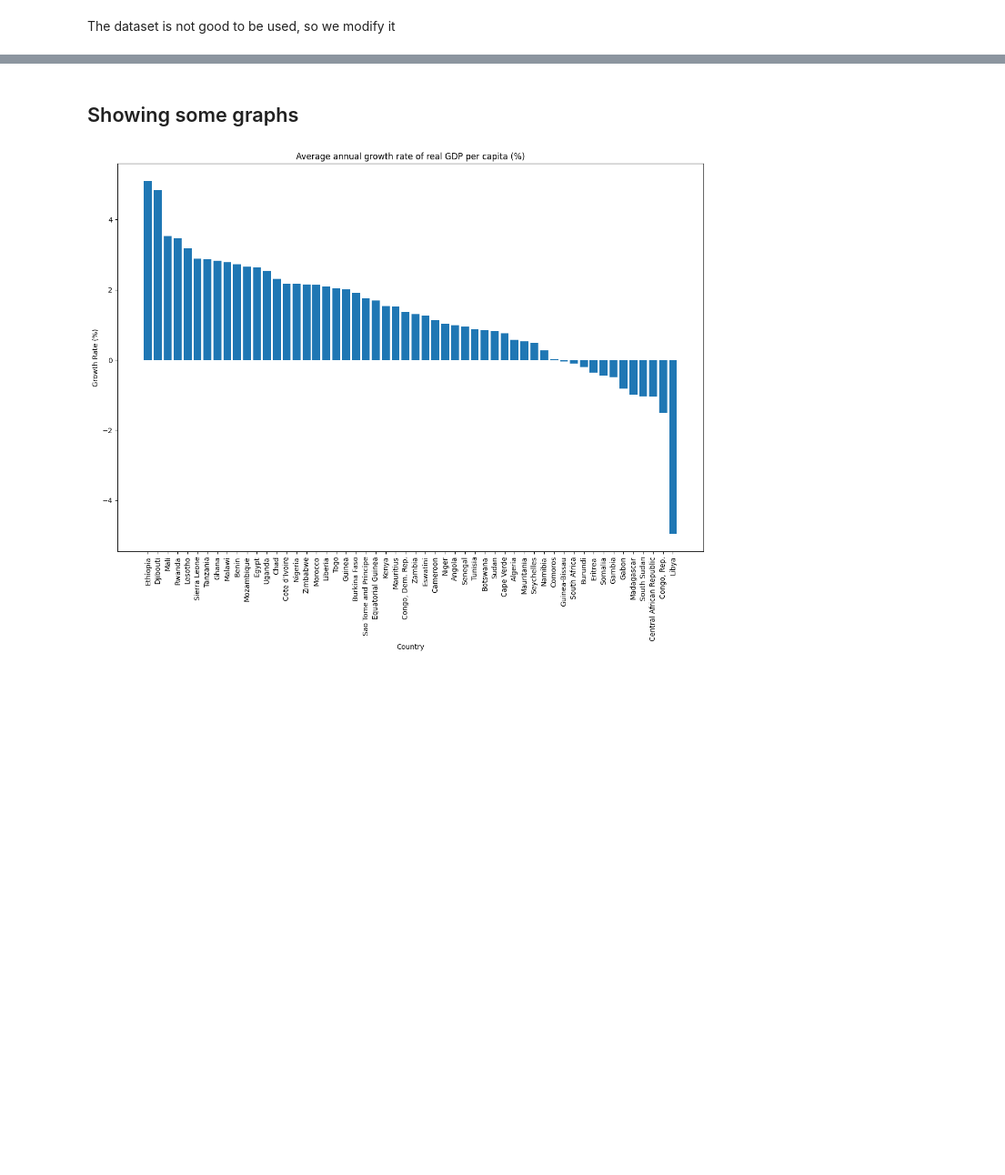
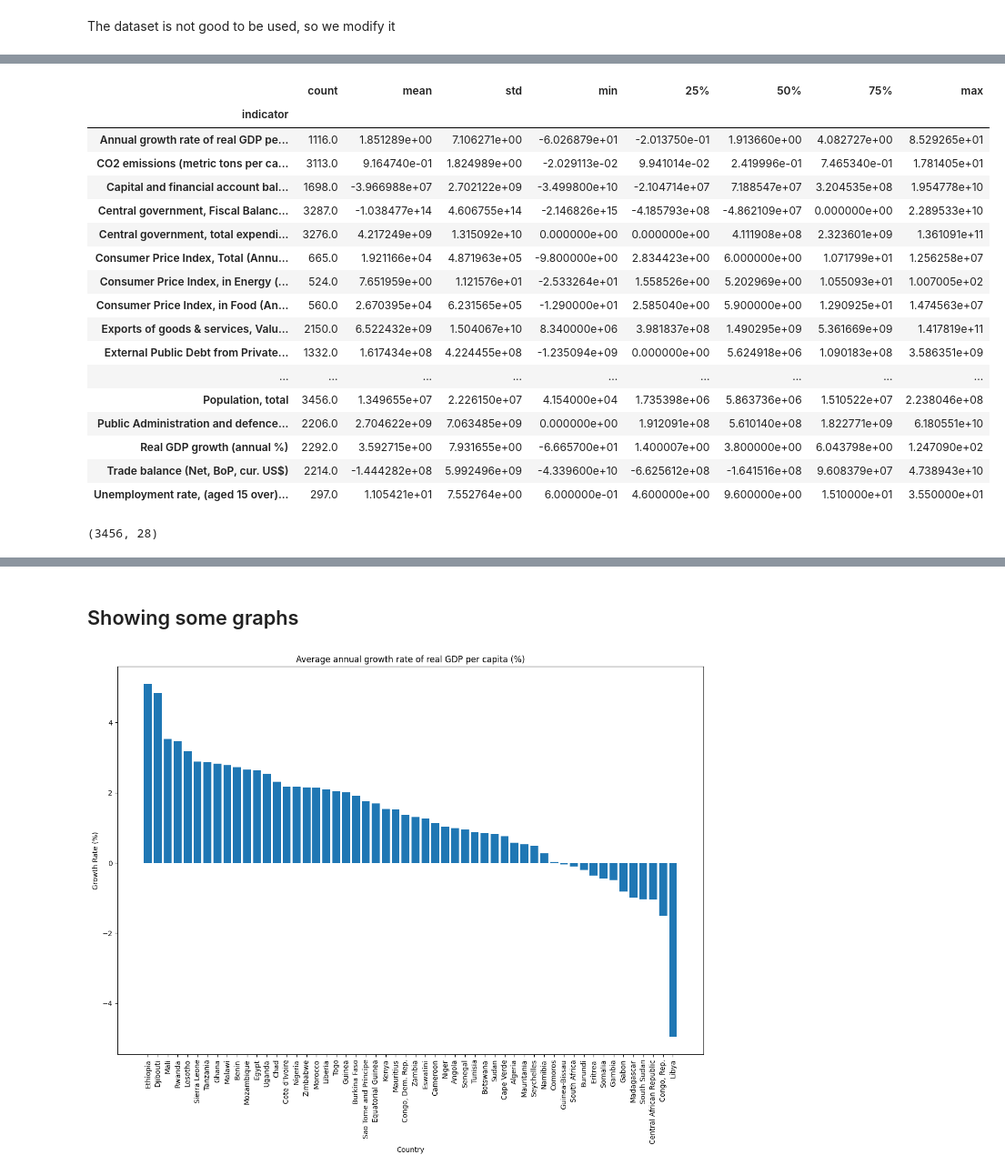
Before and after one commit to arsenilsina/prog_project, a Jupyter notebook: african_economies.ipynb, the cells around one changed output, grey strips where cells are left out. Shown: that part at 91% size. Saved outputs shown, nothing was run; the diff lists cells and outputs as text; code cells hidden in the pictures; blank space fills up the shorter version.

```diff
--- a/african_economies.ipynb
+++ b/african_economies.ipynb
@@ -57 +82,26 @@ african_economies_df_new.head()
+# %%
+african_economies_df.describe().T
+# %% [output]
+|  | count | mean | std | min | 25% | 50% | 75% | max |
+| indicator |  |  |  |  |  |  |  |  |
+| Annual growth rate of real GDP pe... | 1116.0 | 1.851289e+00 | 7.106271e+00 | -6.026879e+01 | -2.013750e-01 | 1.913660e+00 | 4.082727e+00 | 8.529265e+01 |
+| CO2 emissions (metric tons per ca... | 3113.0 | 9.164740e-01 | 1.824989e+00 | -2.029113e-02 | 9.941014e-02 | 2.419996e-01 | 7.465340e-01 | 1.781405e+01 |
+| Capital and financial account bal... | 1698.0 | -3.966988e+07 | 2.702122e+09 | -3.499800e+10 | -2.104714e+07 | 7.188547e+07 | 3.204535e+08 | 1.954778e+10 |
+| Central government, Fiscal Balanc... | 3287.0 | -1.038477e+14 | 4.606755e+14 | -2.146826e+15 | -4.185793e+08 | -4.862109e+07 | 0.000000e+00 | 2.289533e+10 |
+| Central government, total expendi... | 3276.0 | 4.217249e+09 | 1.315092e+10 | 0.000000e+00 | 0.000000e+00 | 4.111908e+08 | 2.323601e+09 | 1.361091e+11 |
+| Consumer Price Index, Total (Annu... | 665.0 | 1.921166e+04 | 4.871963e+05 | -9.800000e+00 | 2.834423e+00 | 6.000000e+00 | 1.071799e+01 | 1.256258e+07 |
+| Consumer Price Index, in Energy (... | 524.0 | 7.651959e+00 | 1.121576e+01 | -2.533264e+01 | 1.558526e+00 | 5.202969e+00 | 1.055093e+01 | 1.007005e+02 |
+| Consumer Price Index, in Food (An... | 560.0 | 2.670395e+04 | 6.231565e+05 | -1.290000e+01 | 2.585040e+00 | 5.900000e+00 | 1.290925e+01 | 1.474563e+07 |
+| Exports of goods & services, Valu... | 2150.0 | 6.522432e+09 | 1.504067e+10 | 8.340000e+06 | 3.981837e+08 | 1.490295e+09 | 5.361669e+09 | 1.417819e+11 |
+| External Public Debt from Private... | 1332.0 | 1.617434e+08 | 4.224455e+08 | -1.235094e+09 | 0.000000e+00 | 5.624918e+06 | 1.090183e+08 | 3.586351e+09 |
+| ... | ... | ... | ... | ... | ... | ... | ... | ... |
+| Population, total | 3456.0 | 1.349655e+07 | 2.226150e+07 | 4.154000e+04 | 1.735398e+06 | 5.863736e+06 | 1.510522e+07 | 2.238046e+08 |
+| Public Administration and defence... | 2206.0 | 2.704622e+09 | 7.063485e+09 | 0.000000e+00 | 1.912091e+08 | 5.610140e+08 | 1.822771e+09 | 6.180551e+10 |
+| Real GDP growth (annual %) | 2292.0 | 3.592715e+00 | 7.931655e+00 | -6.665700e+01 | 1.400007e+00 | 3.800000e+00 | 6.043798e+00 | 1.247090e+02 |
+| Trade balance (Net, BoP, cur. US$) | 2214.0 | -1.444282e+08 | 5.992496e+09 | -4.339600e+10 | -6.625612e+08 | -1.641516e+08 | 9.608379e+07 | 4.738943e+10 |
+| Unemployment rate, (aged 15 over)... | 297.0 | 1.105421e+01 | 7.552764e+00 | 6.000000e-01 | 4.600000e+00 | 9.600000e+00 | 1.510000e+01 | 3.550000e+01 |
+# %%
+african_economies_df.shape
+# %% [output]
+(3456, 28)
 # %%
```
Also changed, not shown: parts of 31 cells of this notebook.
